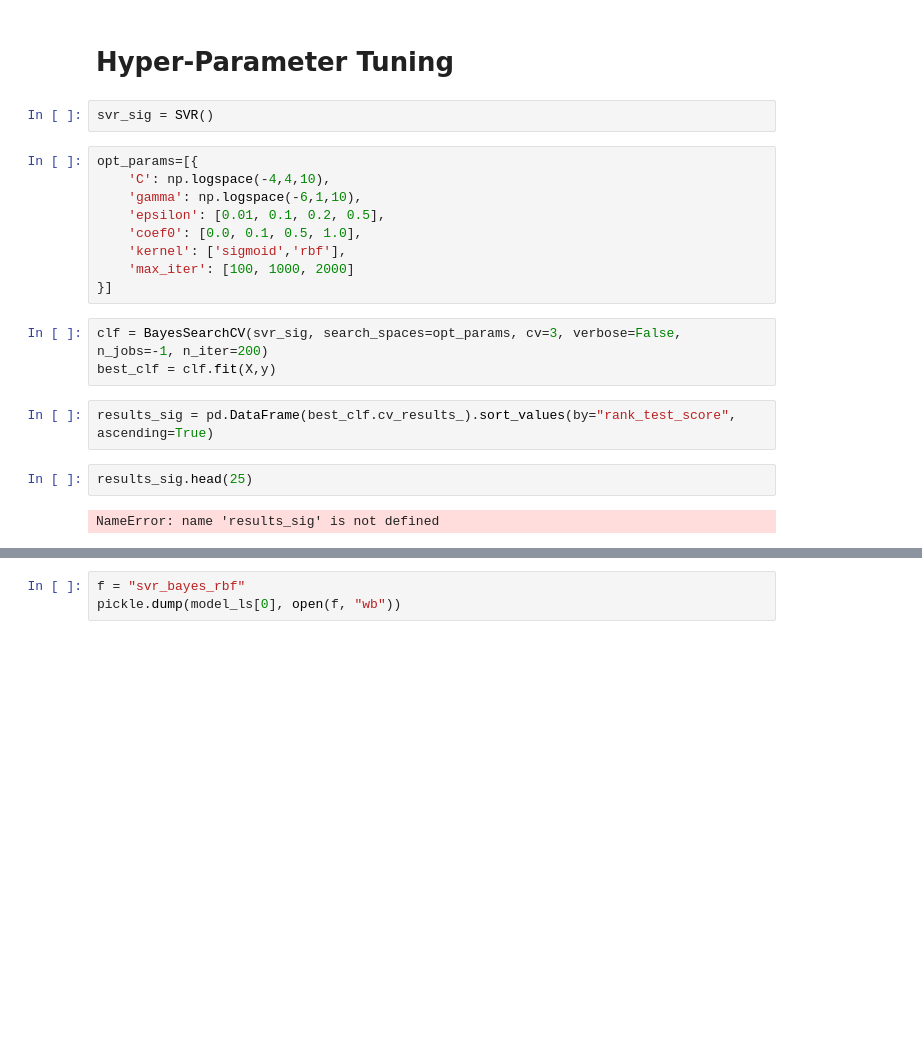
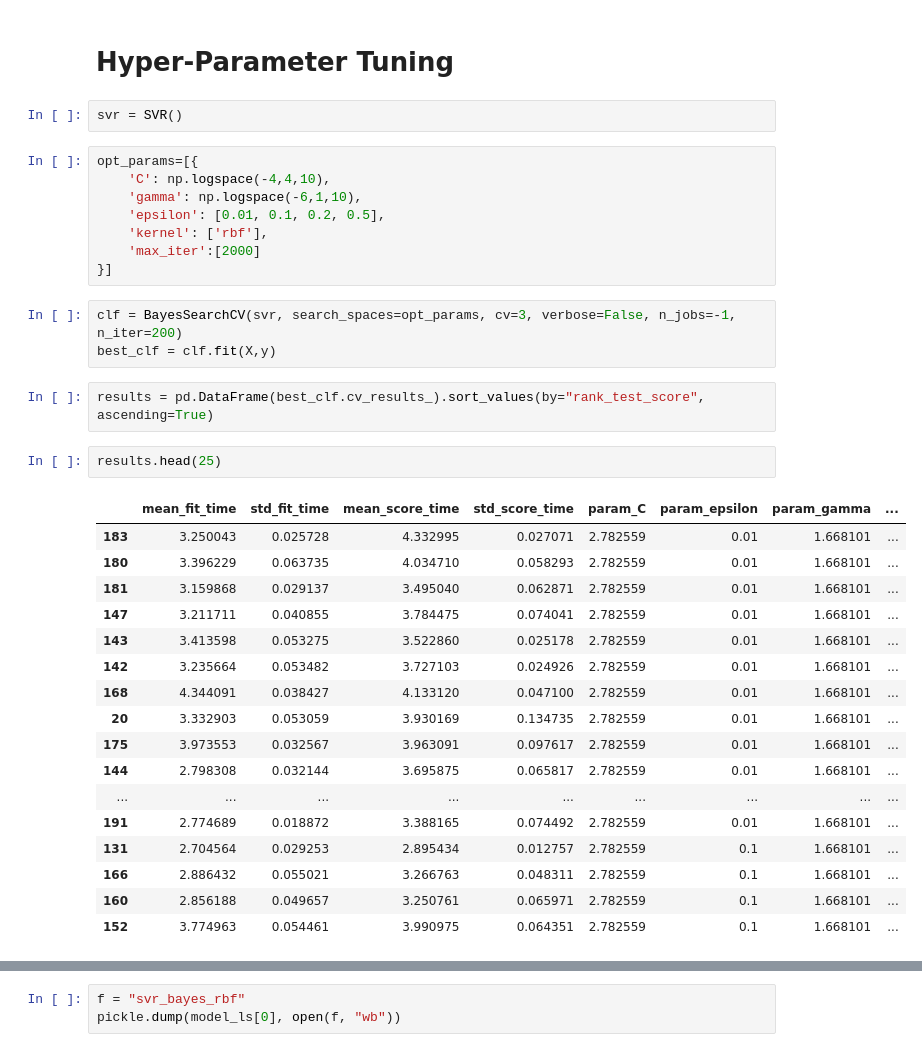
Before and after one commit to PhilJ0ly/EnergyNeedPrediction, a Jupyter notebook: models/svr.ipynb, the cells around one changed output, grey strips where cells are left out. Saved outputs shown, nothing was run; the diff lists cells and outputs as text; blank space fills up the shorter version.

```diff
--- a/models/svr.ipynb
+++ b/models/svr.ipynb
@@ -77,25 +68,40 @@ y_test = y_test.reshape(y_test.shape[0])
 # %% [markdown]
 # Hyper-Parameter Tuning
 # %%
-svr_sig = SVR()
+svr = SVR()
 # %%
 opt_params=[{
     'C': np.logspace(-4,4,10),
     'gamma': np.logspace(-6,1,10),
     'epsilon': [0.01, 0.1, 0.2, 0.5],
-    'coef0': [0.0, 0.1, 0.5, 1.0],
-    'kernel': ['sigmoid','rbf'],
-    'max_iter': [100, 1000, 2000]
+    'kernel': ['rbf'],
+    'max_iter':[2000]
 }]
 # %%
-clf = BayesSearchCV(svr_sig, search_spaces=opt_params, cv=3, verbose=False, n_jobs=-1, n_iter=200)
+clf = BayesSearchCV(svr, search_spaces=opt_params, cv=3, verbose=False, n_jobs=-1, n_iter=200)
 best_clf = clf.fit(X,y)
 # %%
-results_sig = pd.DataFrame(best_clf.cv_results_).sort_values(by="rank_test_score", ascending=True)
+results = pd.DataFrame(best_clf.cv_results_).sort_values(by="rank_test_score", ascending=True)
 # %%
-results_sig.head(25)
+results.head(25)
 # %% [output]
-NameError: name 'results_sig' is not defined
+|  | mean_fit_time | std_fit_time | mean_score_time | std_score_time | param_C | param_epsilon | param_gamma | ... |
+| 183 | 3.250043 | 0.025728 | 4.332995 | 0.027071 | 2.782559 | 0.01 | 1.668101 | ... |
+| 180 | 3.396229 | 0.063735 | 4.034710 | 0.058293 | 2.782559 | 0.01 | 1.668101 | ... |
+| 181 | 3.159868 | 0.029137 | 3.495040 | 0.062871 | 2.782559 | 0.01 | 1.668101 | ... |
+| 147 | 3.211711 | 0.040855 | 3.784475 | 0.074041 | 2.782559 | 0.01 | 1.668101 | ... |
+| 143 | 3.413598 | 0.053275 | 3.522860 | 0.025178 | 2.782559 | 0.01 | 1.668101 | ... |
+| 142 | 3.235664 | 0.053482 | 3.727103 | 0.024926 | 2.782559 | 0.01 | 1.668101 | ... |
+| 168 | 4.344091 | 0.038427 | 4.133120 | 0.047100 | 2.782559 | 0.01 | 1.668101 | ... |
+| 20 | 3.332903 | 0.053059 | 3.930169 | 0.134735 | 2.782559 | 0.01 | 1.668101 | ... |
+| 175 | 3.973553 | 0.032567 | 3.963091 | 0.097617 | 2.782559 | 0.01 | 1.668101 | ... |
+| 144 | 2.798308 | 0.032144 | 3.695875 | 0.065817 | 2.782559 | 0.01 | 1.668101 | ... |
+| ... | ... | ... | ... | ... | ... | ... | ... | ... |
+| 191 | 2.774689 | 0.018872 | 3.388165 | 0.074492 | 2.782559 | 0.01 | 1.668101 | ... |
+| 131 | 2.704564 | 0.029253 | 2.895434 | 0.012757 | 2.782559 | 0.1 | 1.668101 | ... |
+| 166 | 2.886432 | 0.055021 | 3.266763 | 0.048311 | 2.782559 | 0.1 | 1.668101 | ... |
+| 160 | 2.856188 | 0.049657 | 3.250761 | 0.065971 | 2.782559 | 0.1 | 1.668101 | ... |
+| 152 | 3.774963 | 0.054461 | 3.990975 | 0.064351 | 2.782559 | 0.1 | 1.668101 | ... |
 # %%
 best_clf.best_score_
 # %% [output]
```
Also changed, not shown: parts of 17 cells of this notebook, 3 other files.
